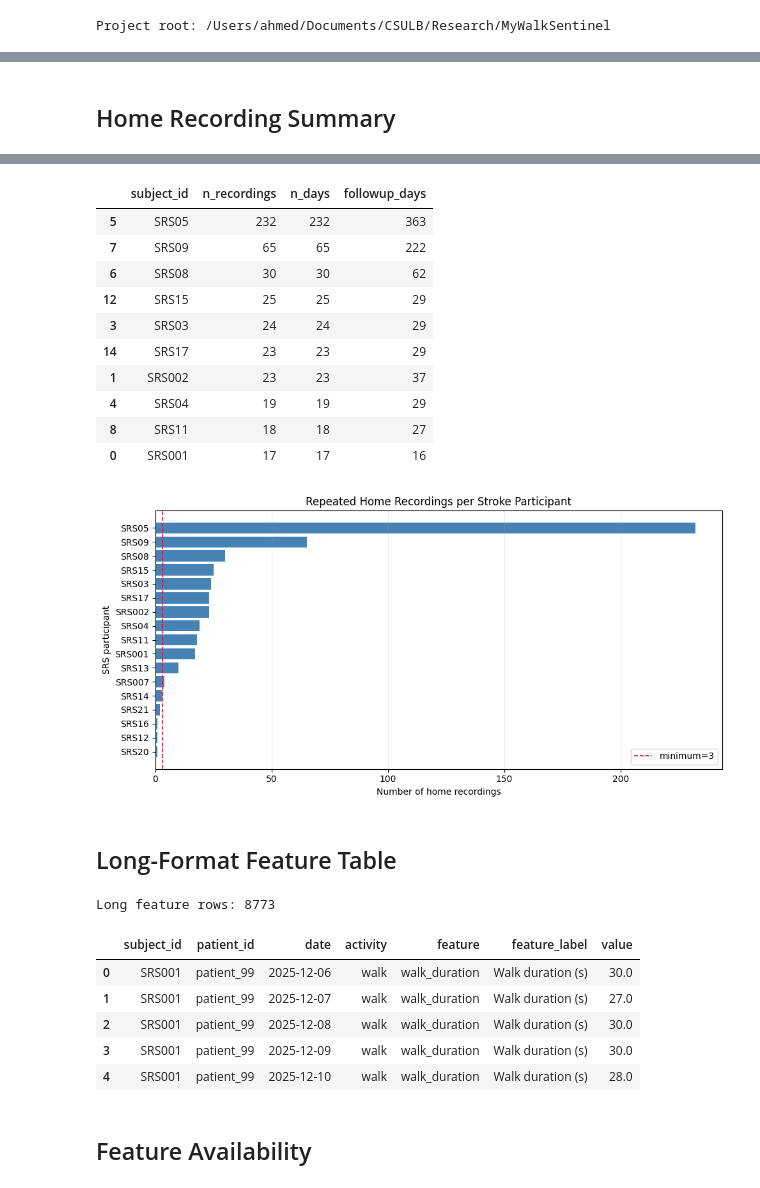
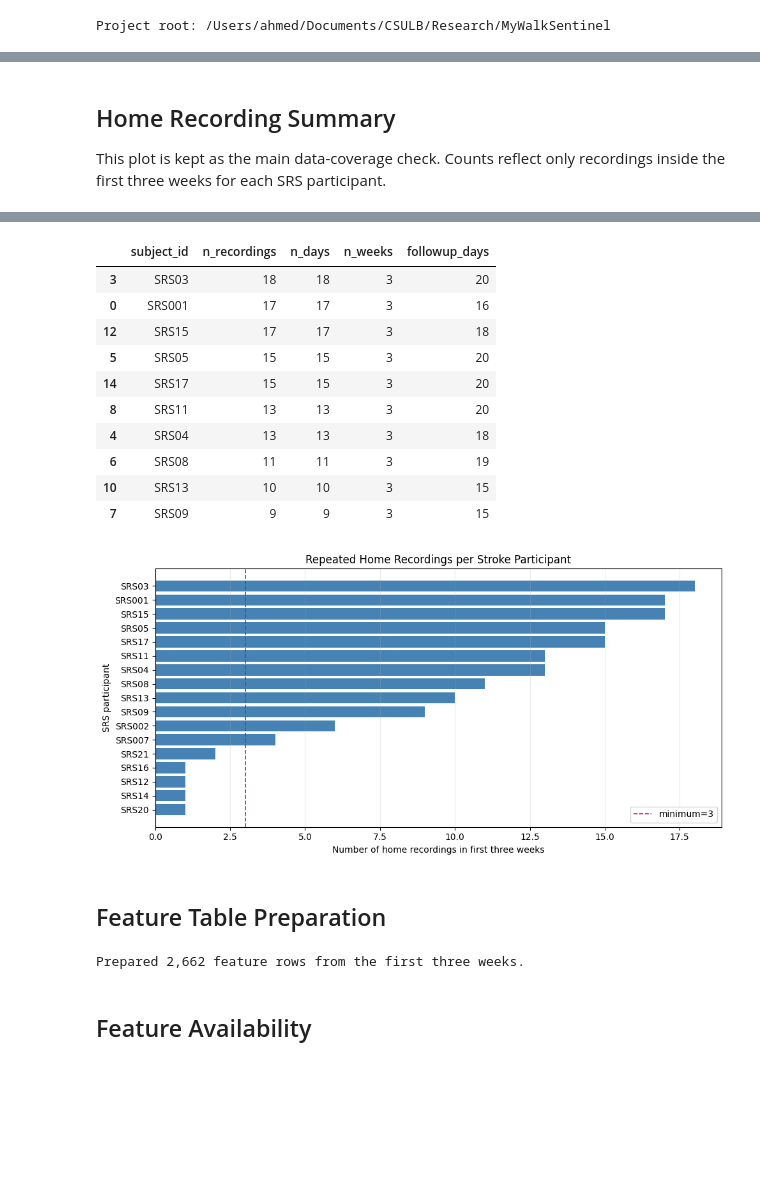
Before and after one commit to ahmedazhar2299/my-walk-sentinal, a Jupyter notebook: Sensors_Visualizers/rq2_home_repeatability.ipynb, the cells around one changed output, grey strips where cells are left out. Cells and saved outputs as stored; diff of their text form; code cells hidden in the pictures; blank space fills up the shorter version.

```diff
--- a/Sensors_Visualizers/rq2_home_repeatability.ipynb
+++ b/Sensors_Visualizers/rq2_home_repeatability.ipynb
@@ -23,9 +23,11 @@ SUBJECTS_JSON = PROJECT_ROOT / "subjects.json"
 FEATURE_ROOT = PROJECT_ROOT
 
 MIN_RECORDINGS_PER_SUBJECT = 3
+HOME_WINDOW_DAYS = 21
+HOME_WEEK_COUNT = 3
 
 PRIMARY_FEATURES = {
-    "walk": ["walk_duration", "step_count", "cadence", "mean_step_time"],
+    "walk": ["walk_duration", "step_count", "walk_protocol_cadence", "walk_protocol_mean_step_time"],
     "left_turn": ["left_turn_duration", "left_turn_step_count", "left_turn_peak_angular_velocity"],
     "right_turn": ["right_turn_duration", "right_turn_step_count", "right_turn_peak_angular_velocity"],
     "sit_to_stand": ["sit_to_stand_duration", "sit_to_stand_time_to_peak_acc", "sit_to_stand_peak_acc", "sit_to_stand_peak_gyro"],
@@ -37,6 +39,11 @@ FEATURE_LABELS = {
     "step_count": "Walking step count",
     "cadence": "Walking cadence (steps/min)",
     "mean_step_time": "Walking mean step time (s)",
+    "walk_10_step_duration": "Walking 10-step duration (s)",
+    "walk_10_step_cadence": "Walking 10-step cadence (steps/min)",
+    "walk_10_step_mean_step_time": "Walking 10-step mean step time (s)",
+    "walk_protocol_cadence": "Walking protocol cadence (steps/min)",
+    "walk_protocol_mean_step_time": "Walking protocol mean step time (s)",
     "left_turn_duration": "Left turn duration (s)",
     "left_turn_step_count": "Left turn step count",
     "left_turn_peak_angular_velocity": "Left turn peak angular velocity",
@@ -140,28 +127,36 @@ SRS participants retained: 17
 # %% [markdown]
 ## Home Recording Summary
+
+This plot is kept as the main data-coverage check. Counts reflect only recordings inside the first three weeks for each SRS participant.
 # %%
 recording_counts = (
-    home.groupby(["subject_id", "patient_id"], as_index=False)
-    .agg(n_recordings=("date", "count"), first_date=("date", "min"), last_date=("date", "max"), n_days=("date", "nunique"))
+    home_3week.groupby(["subject_id", "patient_id"], as_index=False)
+    .agg(
+        n_recordings=("date", "count"),
+        first_date=("date", "min"),
+        last_date=("date", "max"),
+        n_days=("date", "nunique"),
+        n_weeks=("home_week", "nunique"),
+    )
     .sort_values("n_recordings", ascending=False)
 )
 recording_counts["followup_days"] = (recording_counts["last_date"] - recording_counts["first_date"]).dt.days
 
 summary_counts = pd.DataFrame([{
-    "srs_subjects": home["subject_id"].nunique(),
-    "home_recordings": len(home),
+    "srs_subjects": home_3week["subject_id"].nunique(),
+    "home_recordings_first_3_weeks": len(home_3week),
     "median_recordings_per_subject": recording_counts["n_recordings"].median(),
     "min_recordings_per_subject": recording_counts["n_recordings"].min(),
     "max_recordings_per_subject": recording_counts["n_recordings"].max(),
 }])
 display(summary_counts)
-display(recording_counts[["subject_id", "n_recordings", "n_days", "followup_days"]].head(10))
+display(recording_counts[["subject_id", "n_recordings", "n_days", "n_weeks", "followup_days"]].head(10))
 
 fig, ax = plt.subplots(figsize=(10, 5))
 plot_df = recording_counts.sort_values("n_recordings", ascending=True)
 ax.barh(plot_df["subject_id"], plot_df["n_recordings"], color="steelblue")
 ax.axvline(MIN_RECORDINGS_PER_SUBJECT, color="crimson", linestyle="--", linewidth=1.2, label=f"minimum={MIN_RECORDINGS_PER_SUBJECT}")
-ax.set_xlabel("Number of home recordings")
+ax.set_xlabel("Number of home recordings in first three weeks")
 ax.set_ylabel("SRS participant")
 ax.set_title("Repeated Home Recordings per Stroke Participant")
 ax.grid(axis="x", alpha=0.25)
@@ -174,44 +169,39 @@ plt.show()
-|  | subject_id | n_recordings | n_days | followup_days |
-| 5 | SRS05 | 232 | 232 | 363 |
-| 7 | SRS09 | 65 | 65 | 222 |
-| 6 | SRS08 | 30 | 30 | 62 |
-| 12 | SRS15 | 25 | 25 | 29 |
-| 3 | SRS03 | 24 | 24 | 29 |
-| 14 | SRS17 | 23 | 23 | 29 |
-| 1 | SRS002 | 23 | 23 | 37 |
-| 4 | SRS04 | 19 | 19 | 29 |
-| 8 | SRS11 | 18 | 18 | 27 |
-| 0 | SRS001 | 17 | 17 | 16 |
+|  | subject_id | n_recordings | n_days | n_weeks | followup_days |
+| 3 | SRS03 | 18 | 18 | 3 | 20 |
+| 0 | SRS001 | 17 | 17 | 3 | 16 |
+| 12 | SRS15 | 17 | 17 | 3 | 18 |
+| 5 | SRS05 | 15 | 15 | 3 | 20 |
+| 14 | SRS17 | 15 | 15 | 3 | 20 |
+| 8 | SRS11 | 13 | 13 | 3 | 20 |
+| 4 | SRS04 | 13 | 13 | 3 | 18 |
+| 6 | SRS08 | 11 | 11 | 3 | 19 |
+| 10 | SRS13 | 10 | 10 | 3 | 15 |
+| 7 | SRS09 | 9 | 9 | 3 | 15 |
-[figure, old version]
+[figure, new version]
 # %% [markdown]
-## Long-Format Feature Table
+## Feature Table Preparation
 # %%
 rows = []
 for activity, features in PRIMARY_FEATURES.items():
     for feature in features:
-        if feature not in home.columns:
+        if feature not in home_3week.columns:
             continue
         rows.append(pd.DataFrame({
-            "subject_id": home["subject_id"],
-            "patient_id": home["patient_id"],
-            "date": home["date"],
+            "subject_id": home_3week["subject_id"],
+            "patient_id": home_3week["patient_id"],
+            "date": home_3week["date"],
+            "home_day": home_3week["home_day"],
+            "home_week": home_3week["home_week"],
             "activity": activity,
             "feature": feature,
             "feature_label": FEATURE_LABELS.get(feature, feature),
-            "value": pd.to_numeric(home[feature], errors="coerce"),
+            "value": pd.to_numeric(home_3week[feature], errors="coerce"),
         }))
 
 home_long = pd.concat(rows, ignore_index=True).dropna(subset=["value", "date"])
-print("Long feature rows:", len(home_long))
-display(home_long.head())
+print(f"Prepared {len(home_long):,} feature rows from the first three weeks.")
 # %% [output]
-Long feature rows: 8773
+Prepared 2,662 feature rows from the first three weeks.
-|  | subject_id | patient_id | date | activity | feature | feature_label | value |
-| 0 | SRS001 | patient_99 | 2025-12-06 | walk | walk_duration | Walk duration (s) | 30.0 |
-| 1 | SRS001 | patient_99 | 2025-12-07 | walk | walk_duration | Walk duration (s) | 27.0 |
-| 2 | SRS001 | patient_99 | 2025-12-08 | walk | walk_duration | Walk duration (s) | 30.0 |
-| 3 | SRS001 | patient_99 | 2025-12-09 | walk | walk_duration | Walk duration (s) | 30.0 |
-| 4 | SRS001 | patient_99 | 2025-12-10 | walk | walk_duration | Walk duration (s) | 28.0 |
 # %% [markdown]
 ## Feature Availability
 # %%
```
Also changed, not shown: parts of 20 cells of this notebook, 4 other files.
